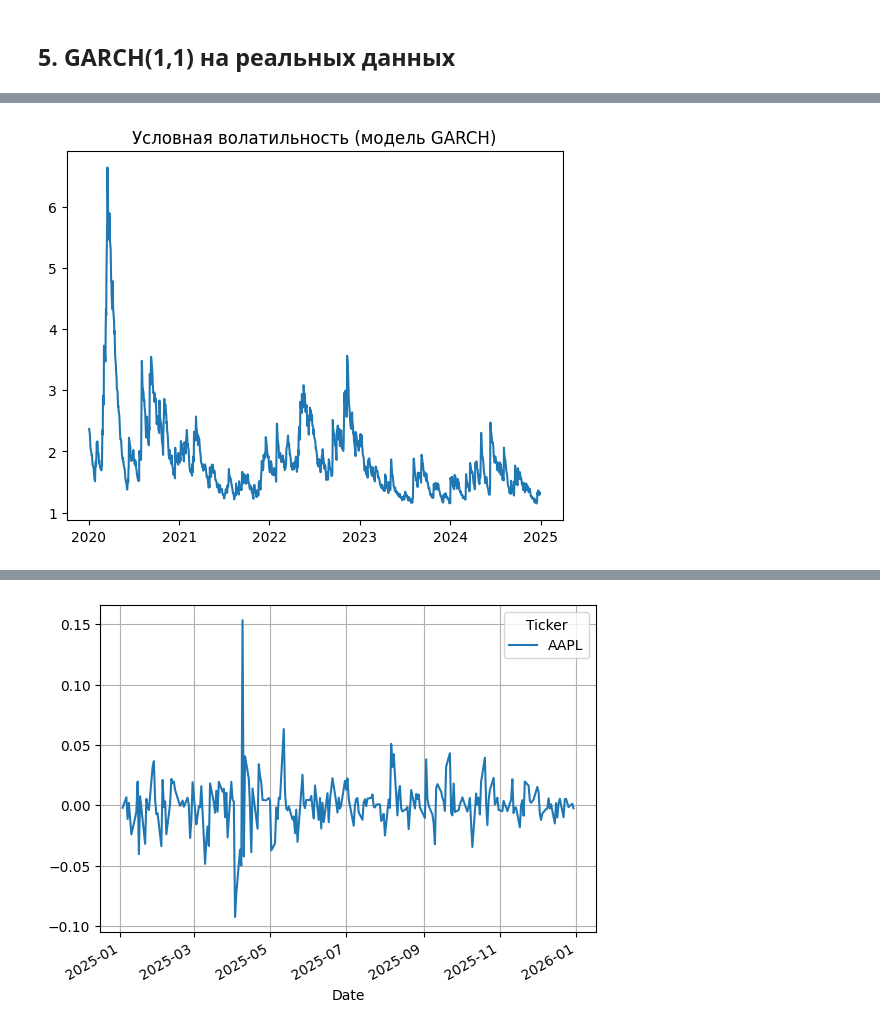
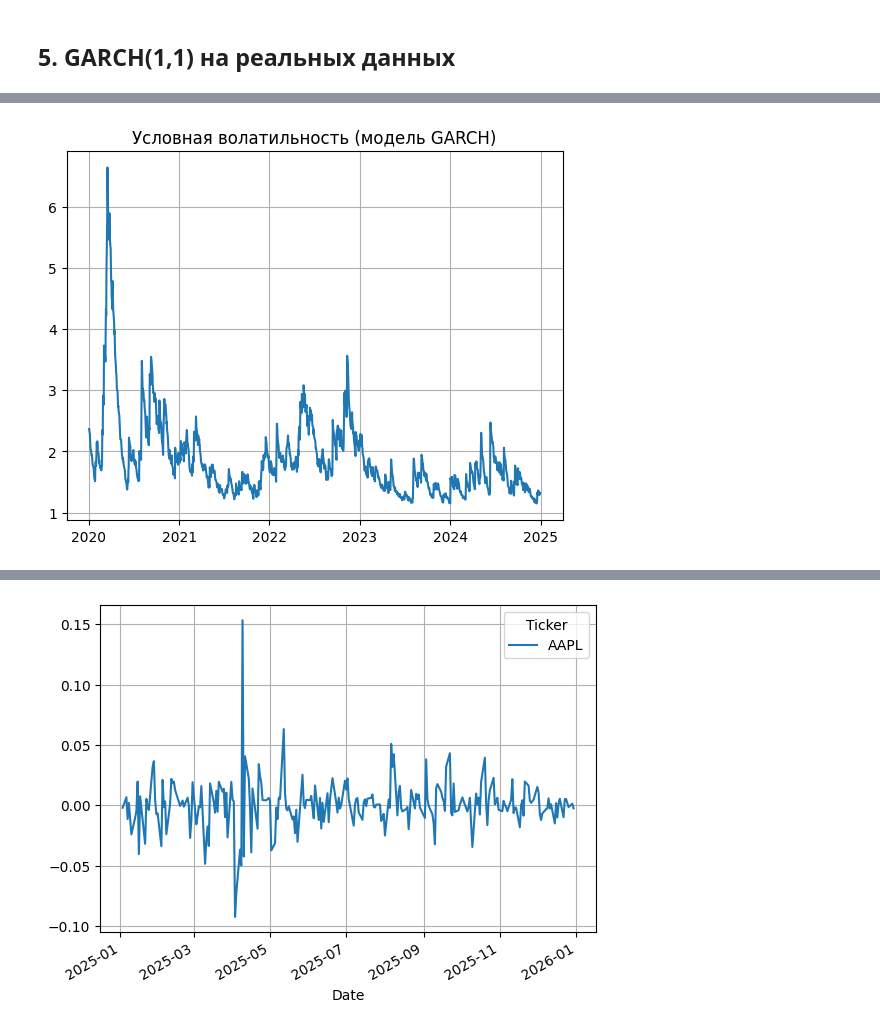
Before and after one commit to Klimentij-Kvl/famcs-archive, a Jupyter notebook: 3-year/Statistical Analysis of Time Series/lab7_kovalevskij.ipynb, the cells around one changed output, grey strips where cells are left out. Saved outputs shown, nothing was run; the diff lists cells and outputs as text; code cells hidden in the pictures.

```diff
--- a/3-year/Statistical Analysis of Time Series/lab7_kovalevskij.ipynb
+++ b/3-year/Statistical Analysis of Time Series/lab7_kovalevskij.ipynb
@@ -172,10 +316,11 @@ Covariance estimator: robust
 # %%
 conditional_volatility = model_fitted.conditional_volatility
 plt.plot(conditional_volatility)
 plt.title('Условная волатильность (модель GARCH)')
+plt.grid()
 plt.show()
 # %% [output]
-[figure, old version]
+[figure, new version]
 # %%
 forecasts = model_fitted.forecast(horizon=5)
 print("\nПрогноз дисперсии на 5 шагов:")
```
Also changed, not shown: parts of 18 cells of this notebook.
